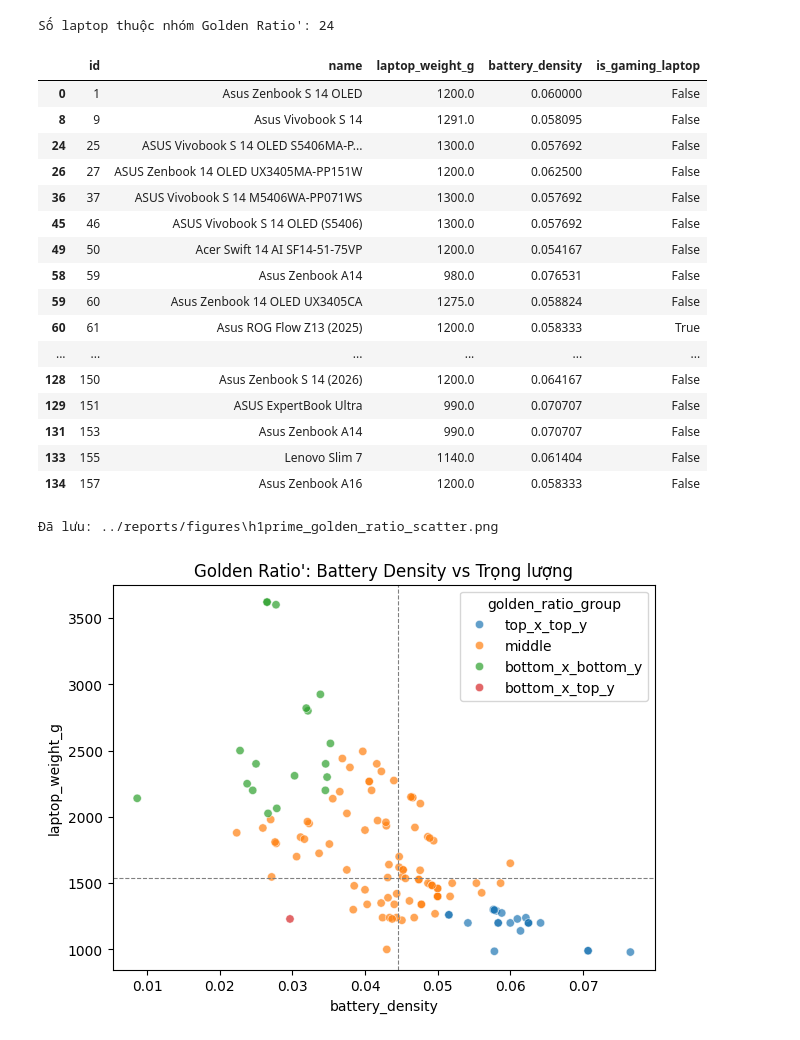
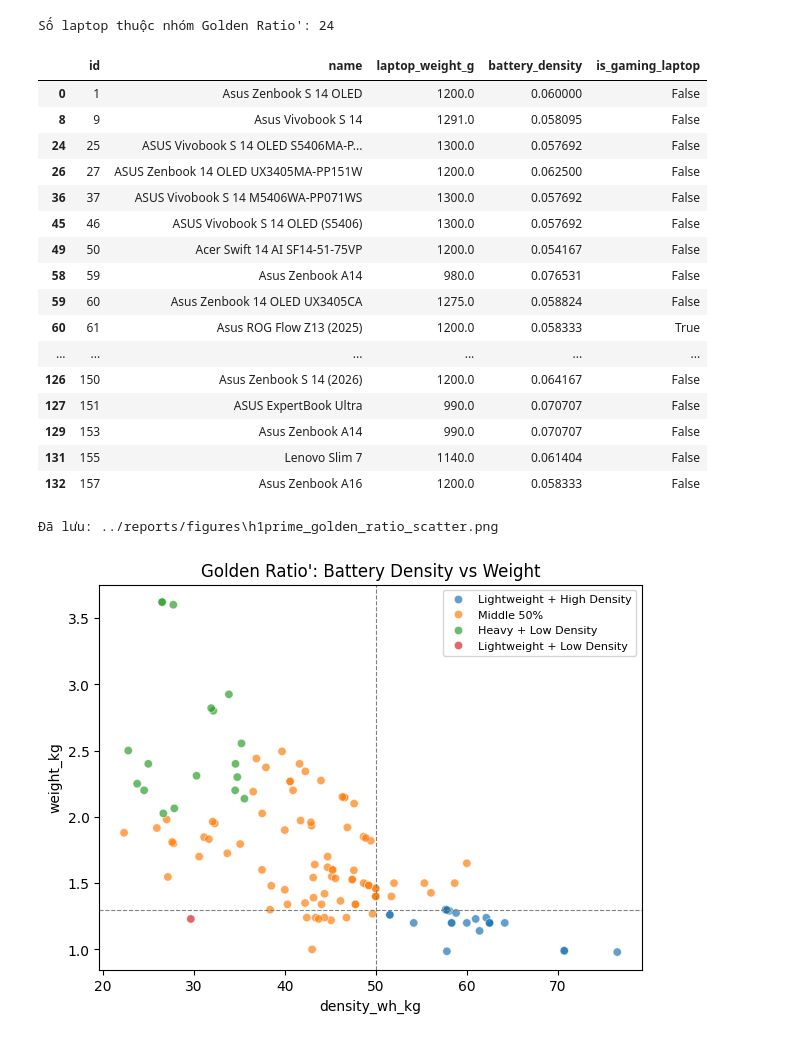
Before and after one commit to Hatnt772004/laplaptech-analytics, a Jupyter notebook: notebooks/02_eda_hardware.ipynb, the cells around one changed output. Saved outputs shown, nothing was run; the diff lists cells and outputs as text; code cells hidden in the pictures.

Commit message:
Dashboard v2, chuẩn hóa pipeline và tài liệu

```diff
--- a/notebooks/02_eda_hardware.ipynb
+++ b/notebooks/02_eda_hardware.ipynb
@@ -106,40 +106,48 @@ df_analysis["golden_ratio_group"] = percentile_quadrant(
     df_analysis, col_x="battery_density", col_y="neg_weight",
     upper_pct=0.75, lower_pct=0.25
 )
+
 df_golden = df_analysis[df_analysis["golden_ratio_group"] == "top_x_top_y"]
 print(f"Số laptop thuộc nhóm Golden Ratio': {len(df_golden)}")
 display(df_golden[["id", "name", "laptop_weight_g", "battery_density", "is_gaming_laptop"]])
-df_golden.to_csv("../data/processed/golden_ratio_laptops.csv", index=False)
 
-plot_quadrant_scatter(df_analysis, "battery_density", "laptop_weight_g", "golden_ratio_group",
-                       "Golden Ratio': Battery Density vs Trọng lượng", "h1prime_golden_ratio_scatter.png")
+GOLD_LABELS = {"top_x_top_y": "Lightweight + High Density", "top_x_bottom_y": "Heavy + High Density",
+               "bottom_x_top_y": "Lightweight + Low Density", "bottom_x_bottom_y": "Heavy + Low Density",
+               "middle": "Middle 50%"}
+df_plot = df_analysis.assign(density_wh_kg=df_analysis["battery_density"] * 1000,
+                             weight_kg=df_analysis["laptop_weight_g"] / 1000,
+                             group=df_analysis["golden_ratio_group"].map(GOLD_LABELS))
+plot_quadrant_scatter(df_plot, "density_wh_kg", "weight_kg", "group",
+                      "Golden Ratio': Battery Density vs Weight", "h1prime_golden_ratio_scatter.png",
+                      x_lines=[df_plot["density_wh_kg"].quantile(0.75)],
+                      y_lines=[df_plot["weight_kg"].quantile(0.25)])
 
 
 note_golden = f"""
 ## [Giai đoạn 3 - Trục 1] Golden Ratio' — Kết quả
 
 Số laptop thuộc nhóm Golden Ratio' (top 25% battery_density + top 25% nhẹ nhất): {len(df_golden)}
-Danh sách: data/processed/golden_ratio_laptops.csv
+Danh sách: cột golden_group trong data/processed/dashboard_laptop.csv
 """
 append_note(note_golden)
 # %% [output]
 Số laptop thuộc nhóm Golden Ratio': 24
 |  | id | name | laptop_weight_g | battery_density | is_gaming_laptop |
 | 0 | 1 | Asus Zenbook S 14 OLED | 1200.0 | 0.060000 | False |
 | 8 | 9 | Asus Vivobook S 14 | 1291.0 | 0.058095 | False |
 | 24 | 25 | ASUS Vivobook S 14 OLED S5406MA-P... | 1300.0 | 0.057692 | False |
 | 26 | 27 | ASUS Zenbook 14 OLED UX3405MA-PP151W | 1200.0 | 0.062500 | False |
 | 36 | 37 | ASUS Vivobook S 14 M5406WA-PP071WS | 1300.0 | 0.057692 | False |
 | 45 | 46 | ASUS Vivobook S 14 OLED (S5406) | 1300.0 | 0.057692 | False |
 | 49 | 50 | Acer Swift 14 AI SF14-51-75VP | 1200.0 | 0.054167 | False |
 | 58 | 59 | Asus Zenbook A14 | 980.0 | 0.076531 | False |
 | 59 | 60 | Asus Zenbook 14 OLED UX3405CA | 1275.0 | 0.058824 | False |
 | 60 | 61 | Asus ROG Flow Z13 (2025) | 1200.0 | 0.058333 | True |
 | ... | ... | ... | ... | ... | ... |
-| 128 | 150 | Asus Zenbook S 14 (2026) | 1200.0 | 0.064167 | False |
-| 129 | 151 | ASUS ExpertBook Ultra | 990.0 | 0.070707 | False |
-| 131 | 153 | Asus Zenbook A14 | 990.0 | 0.070707 | False |
-| 133 | 155 | Lenovo Slim 7 | 1140.0 | 0.061404 | False |
-| 134 | 157 | Asus Zenbook A16 | 1200.0 | 0.058333 | False |
+| 126 | 150 | Asus Zenbook S 14 (2026) | 1200.0 | 0.064167 | False |
+| 127 | 151 | ASUS ExpertBook Ultra | 990.0 | 0.070707 | False |
+| 129 | 153 | Asus Zenbook A14 | 990.0 | 0.070707 | False |
+| 131 | 155 | Lenovo Slim 7 | 1140.0 | 0.061404 | False |
+| 132 | 157 | Asus Zenbook A16 | 1200.0 | 0.058333 | False |
 Đã lưu: ../reports/figures\h1prime_golden_ratio_scatter.png
-[figure, old version]
+[figure, new version]
```
Also changed, not shown: parts of 3 cells of this notebook, 27 other files.
